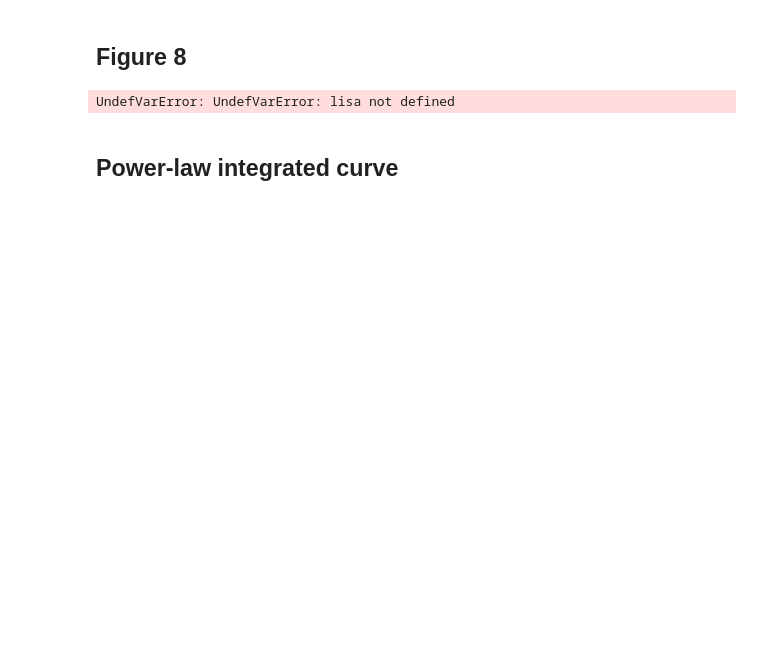
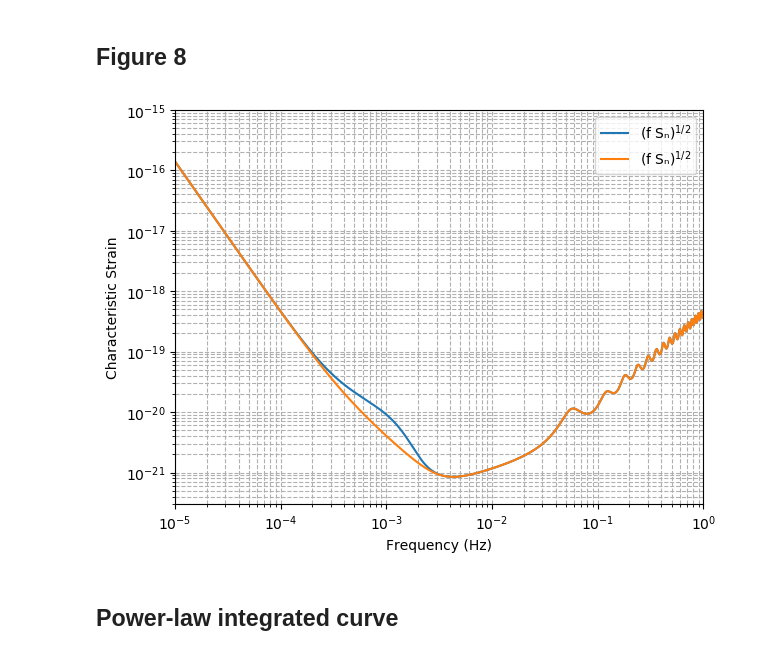
Before and after one commit to zuchengchen/GWSC.jl, a Jupyter notebook: examples/LISA.ipynb, the cells around one changed output. Cells and saved outputs as stored; diff of their text form; code cells hidden in the pictures; blank space fills up the shorter version.

```diff
--- a/examples/LISA.ipynb
+++ b/examples/LISA.ipynb
@@ -45,9 +39,9 @@ UndefVarError: UndefVarError: lisa not defined
 # %% [markdown]
 ## Figure 8
 # %%
-plotCharacteristicStrain(lisa, plotSn=true)
+plotCharacteristicStrain(lisa, plotSnQ=true)
 # %% [output]
-UndefVarError: UndefVarError: lisa not defined
+[figure, added]
 # %% [markdown]
 ## Power-law integrated curve
 # %%
```
Also changed, not shown: parts of 5 cells of this notebook, 5 other files.
